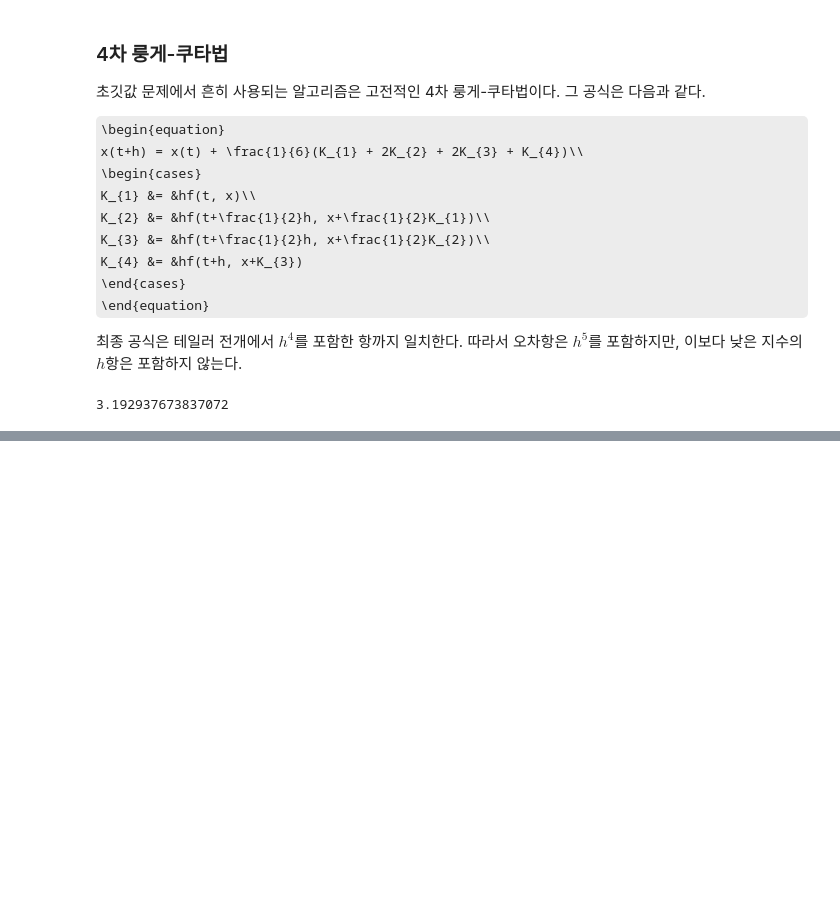
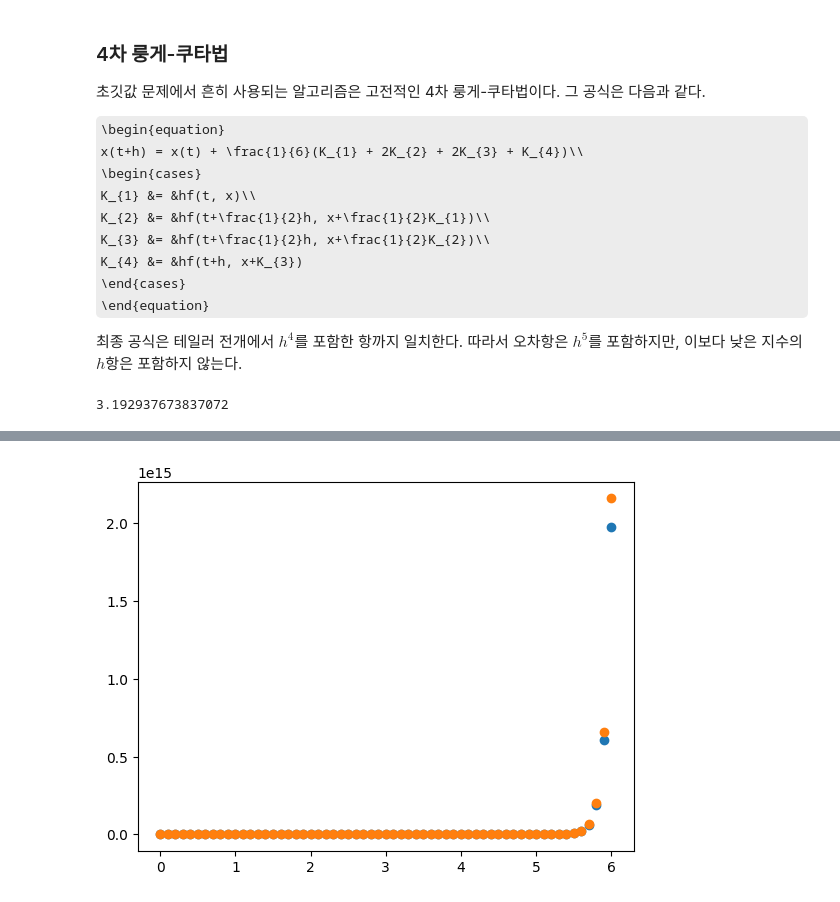
Before and after one commit to tirals88/Numerical-Mathematics-and-Computing, a Jupyter notebook: Chap7_Initial Values Problems.ipynb, the cells around one changed output, grey strips where cells are left out. Saved outputs shown, nothing was run; the diff lists cells and outputs as text; code cells hidden in the pictures; some formulas as TeX source; blank space fills up the shorter version.

```diff
--- a/Chap7_Initial Values Problems.ipynb
+++ b/Chap7_Initial Values Problems.ipynb
@@ -648,0 +727,6 @@ print(approx_a1, '\n', approx_a2)
+# %%
+plt.scatter(approx_a1.iloc[:-40, 1], approx_a1.iloc[:-40, 2], label='RK4')
+plt.scatter(approx_a1.iloc[:-40, 1], sol_07[:-40], label='$(e^{t^{2}}-1)/2$')
+plt.show()
+# %% [output]
+[figure, added]
```
Also changed, not shown: parts of 9 cells of this notebook.
